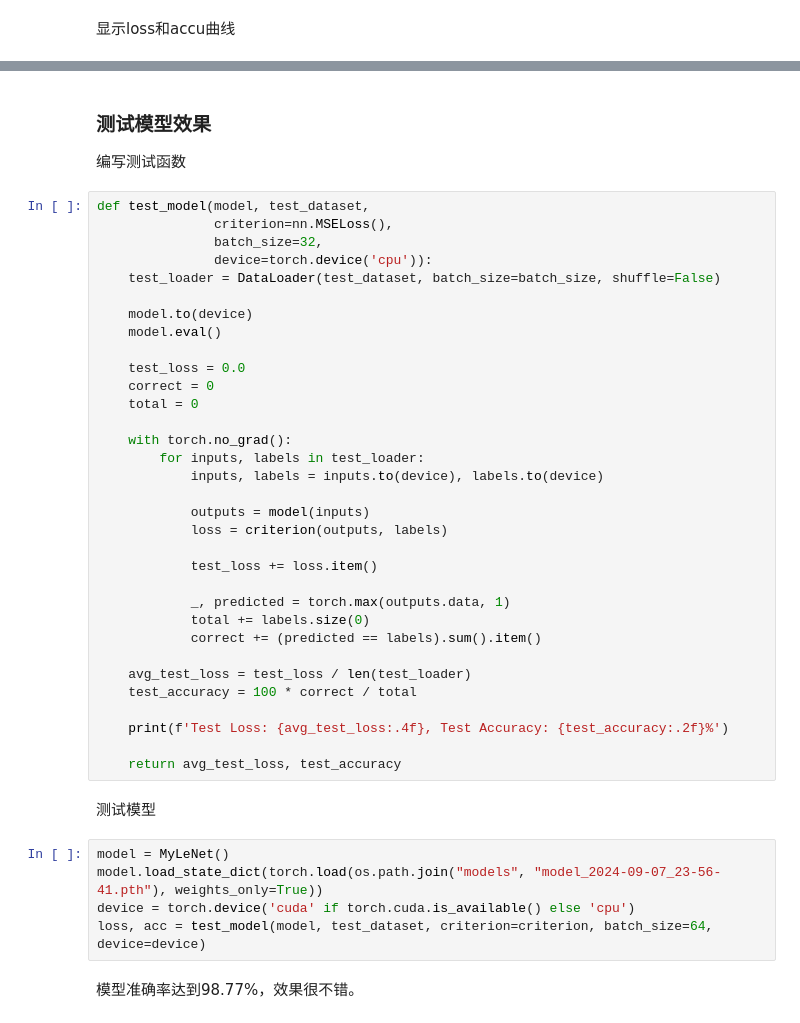
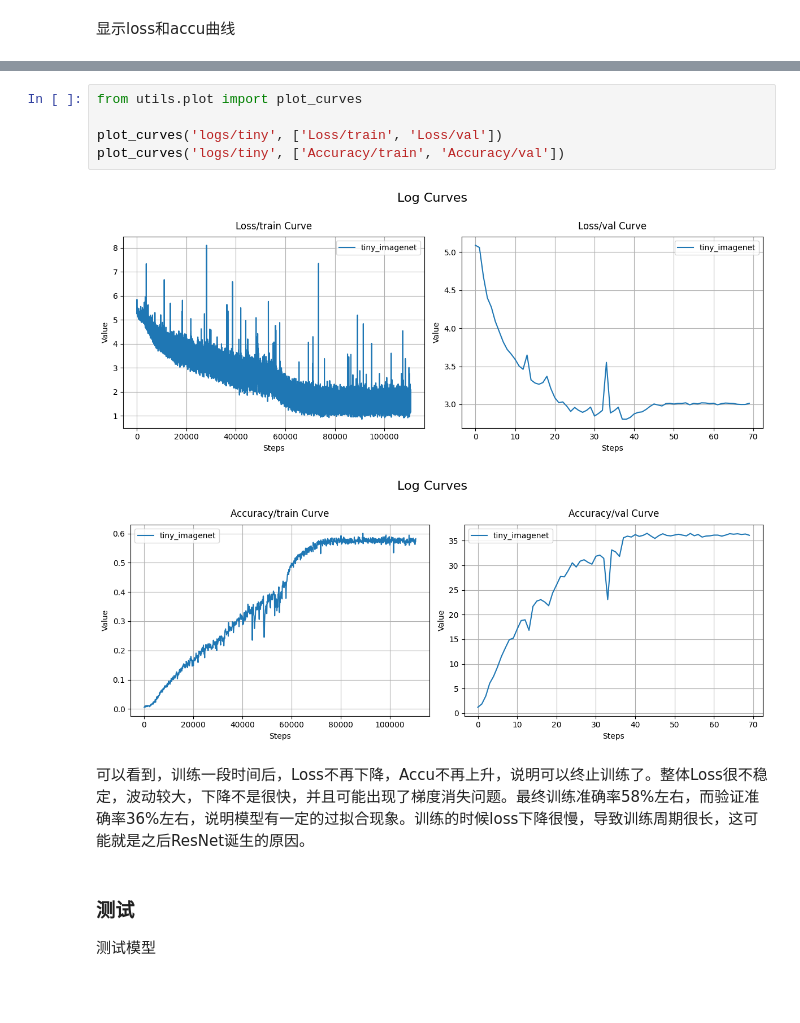
Before and after one commit to SunnyYYLin/cv-theory, a Jupyter notebook: 09_VGG/vgg.ipynb, the cells around one changed output, grey strips where cells are left out. Cells and saved outputs as stored; diff of their text form; blank space fills up the shorter version.

```diff
--- a/09_VGG/vgg.ipynb
+++ b/09_VGG/vgg.ipynb
@@ -312,45 +295,13 @@ torch.save(model, 'a.pth')
-# %% [markdown]
-### 测试模型效果
-编写测试函数
-# %%
-def test_model(model, test_dataset,
-               criterion=nn.MSELoss(),
-               batch_size=32,
-               device=torch.device('cpu')):
-    test_loader = DataLoader(test_dataset, batch_size=batch_size, shuffle=False)
-
-    model.to(device)
-    model.eval()
-
-    test_loss = 0.0
-    correct = 0
-    total = 0
-
-    with torch.no_grad():
-        for inputs, labels in test_loader:
-            inputs, labels = inputs.to(device), labels.to(device)
-
-            outputs = model(inputs)
-            loss = criterion(outputs, labels)
-
-            test_loss += loss.item()
-
-            _, predicted = torch.max(outputs.data, 1)
-            total += labels.size(0)
-            correct += (predicted == labels).sum().item()
-
-    avg_test_loss = test_loss / len(test_loader)
-    test_accuracy = 100 * correct / total
-
-    print(f'Test Loss: {avg_test_loss:.4f}, Test Accuracy: {test_accuracy:.2f}%')
-
-    return avg_test_loss, test_accuracy
-# %% [markdown]
-测试模型
-# %%
-model = MyLeNet()
-model.load_state_dict(torch.load(os.path.join("models", "model_2024-09-07_23-56-41.pth"), weights_only=True))
-device = torch.device('cuda' if torch.cuda.is_available() else 'cpu')
-loss, acc = test_model(model, test_dataset, criterion=criterion, batch_size=64, device=device)
-# %% [markdown]
-模型准确率达到98.77%，效果很不错。
+# %%
+from utils.plot import plot_curves
+
+plot_curves('logs/tiny', ['Loss/train', 'Loss/val'])
+plot_curves('logs/tiny', ['Accuracy/train', 'Accuracy/val'])
+# %% [output]
+[figure, added]
+[figure, added]
+# %% [markdown]
+可以看到，训练一段时间后，Loss不再下降，Accu不再上升，说明可以终止训练了。整体Loss很不稳定，波动较大，下降不是很快，并且可能出现了梯度消失问题。最终训练准确率58%左右，而验证准确率36%左右，说明模型有一定的过拟合现象。训练的时候loss下降很慢，导致训练周期很长，这可能就是之后ResNet诞生的原因。
+# %% [markdown]
+### 测试
+测试模型
```
Also changed, not shown: parts of 13 cells of this notebook, 12 other files.
